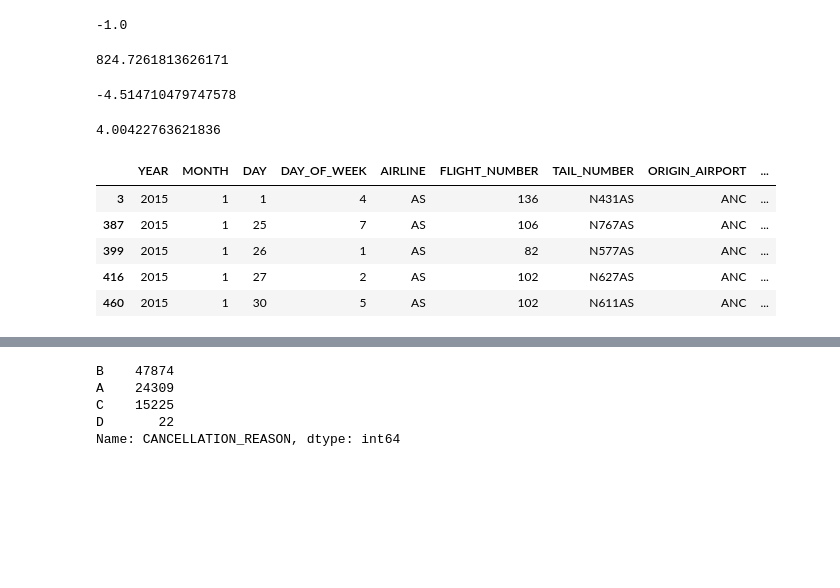
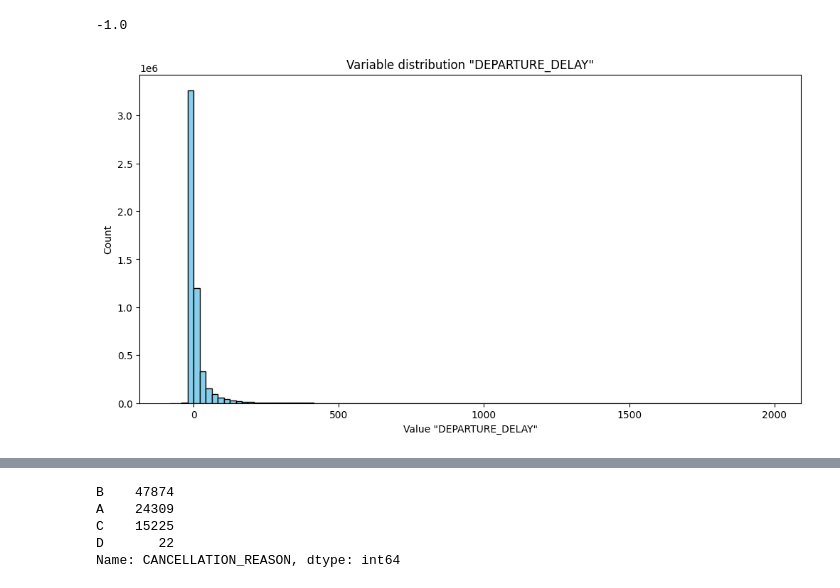
Before and after one commit to kriskalb/flight-delay-prediction, a Jupyter notebook: final_project.ipynb, the cells around one changed output, grey strips where cells are left out. Cells and saved outputs as stored; diff of their text form; code cells hidden in the pictures; blank space fills up the shorter version.

```diff
--- a/final_project.ipynb
+++ b/final_project.ipynb
@@ -265,24 +258,14 @@ df['DEPARTURE_DELAY'].mean()
 df['DEPARTURE_DELAY'].median()
 # %% [output]
 -1.0
-# %%
-df[df['DEPARTURE_DELAY']>30]['DISTANCE'].mean() - df[df['DEPARTURE_DELAY']>30]['REAL_DISTANCE'].mean()
-# %% [output]
-824.7261813626171
-# %%
-df[df['DEPARTURE_DELAY']>15]['ELAPSED_TIME'].mean() - df[df['DEPARTURE_DELAY']>15]['SCHEDULED_TIME'].mean()
-# %% [output]
--4.514710479747578
-# %%
-df[df['ARRIVAL_DELAY']>15]['ELAPSED_TIME'].mean() - df[df['ARRIVAL_DELAY']>15]['SCHEDULED_TIME'].mean()
-# %% [output]
-4.00422763621836
-# %%
-df[df['CANCELLATION_REASON'].notna()].head()
-# %% [output]
-|  | YEAR | MONTH | DAY | DAY_OF_WEEK | AIRLINE | FLIGHT_NUMBER | TAIL_NUMBER | ORIGIN_AIRPORT | ... |
-| 3 | 2015 | 1 | 1 | 4 | AS | 136 | N431AS | ANC | ... |
-| 387 | 2015 | 1 | 25 | 7 | AS | 106 | N767AS | ANC | ... |
-| 399 | 2015 | 1 | 26 | 1 | AS | 82 | N577AS | ANC | ... |
-| 416 | 2015 | 1 | 27 | 2 | AS | 102 | N627AS | ANC | ... |
-| 460 | 2015 | 1 | 30 | 5 | AS | 102 | N611AS | ANC | ... |
+# %%
+plt.figure(figsize=(12, 6))
+
+plt.hist(df['DEPARTURE_DELAY'], bins=100, color='skyblue', edgecolor='black')
+plt.title('Variable distribution "DEPARTURE_DELAY"')
+plt.xlabel('Value "DEPARTURE_DELAY"')
+plt.ylabel('Count')
+
+plt.show()
+# %% [output]
+[figure, added]
```
Also changed, not shown: parts of 101 cells of this notebook.
